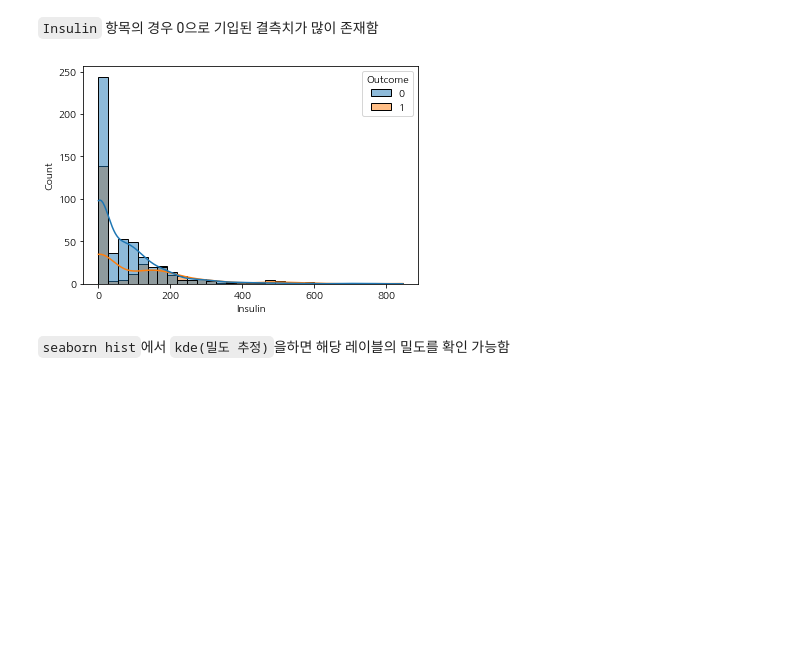
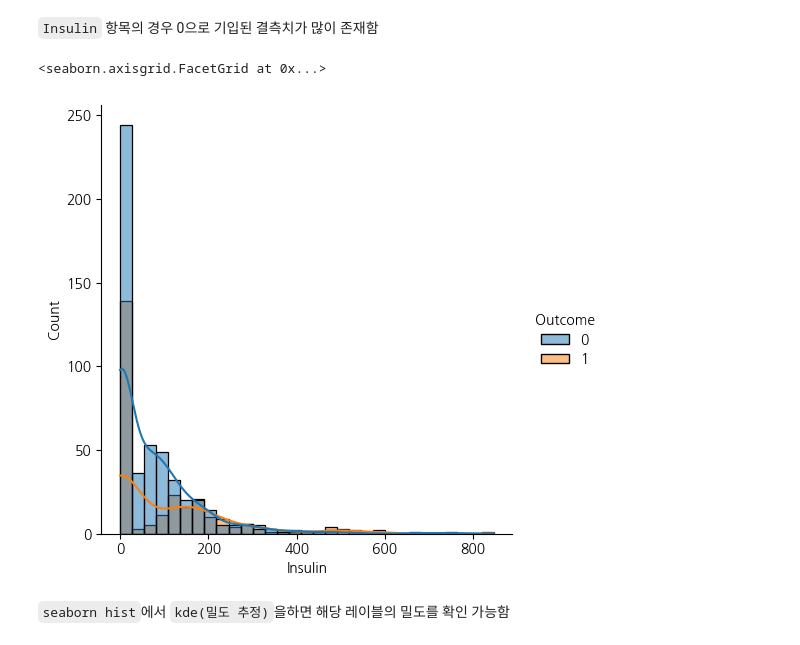
Before and after one commit to nuyhc/Begins_with_a_single_step, a Jupyter notebook: 04_ML/homeowrk/과제 제출 폴더/ML_EDA_CLF_구자현.ipynb, the cells around one changed output. Saved outputs shown, nothing was run; the diff lists cells and outputs as text; code cells hidden in the pictures; blank space fills up the shorter version.

```diff
--- a/04_ML/homeowrk/과제 제출 폴더/ML_EDA_CLF_구자현.ipynb
+++ b/04_ML/homeowrk/과제 제출 폴더/ML_EDA_CLF_구자현.ipynb
@@ -409,8 +416,10 @@ accuracy_score(y_test, y_pre_max4_Pre_high)
 `Insulin` 항목의 경우 0으로 기입된 결측치가 많이 존재함
 # %%
 # Outcome을 기준으로, Insulin의 값을 구분해 KDE와 함께 시각화 해봅니다
+sns.displot(data=df_pima, x="Insulin", hue="Outcome", kde=True)
 # %% [output]
+<seaborn.axisgrid.FacetGrid at 0x...>
-[figure, old version]
+[figure, new version]
 # %% [markdown]
 `seaborn hist`에서 `kde(밀도 추정)`을하면 해당 레이블의 밀도를 확인 가능함
 # %% [markdown]
```
Also changed, not shown: parts of 37 cells of this notebook.
